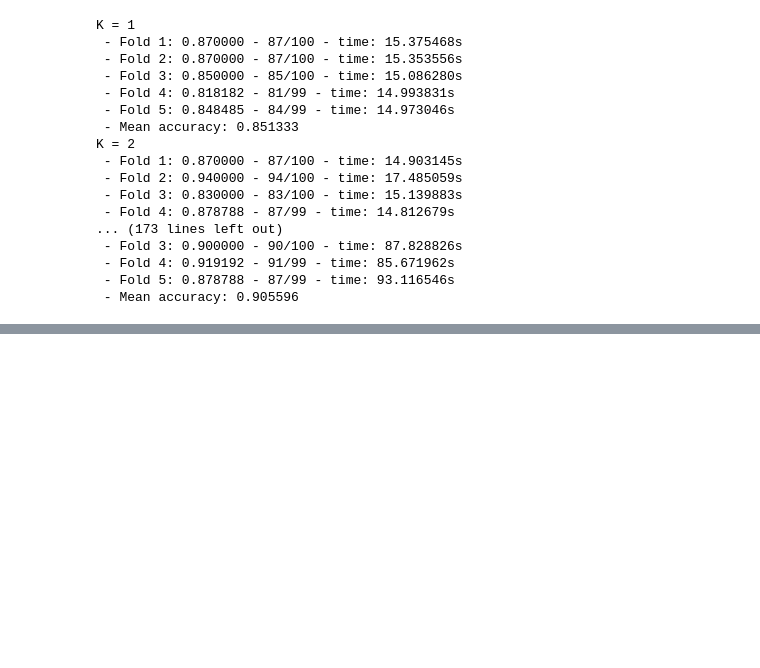
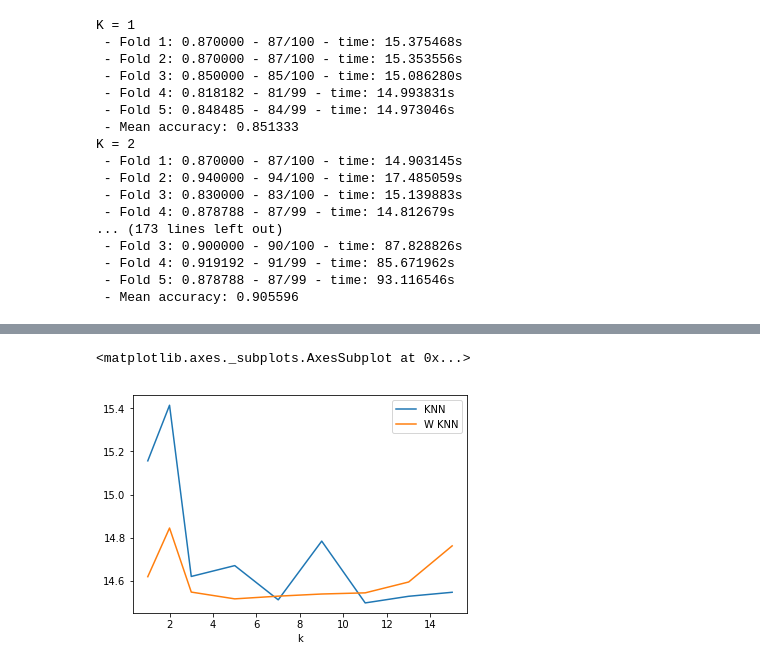
Before and after one commit to jfmrm/machineLearning, a Jupyter notebook: ex1/KNN.ipynb, the cells around one changed output, grey strips where cells are left out. Cells and saved outputs as stored; diff of their text form; code cells hidden in the pictures; blank space fills up the shorter version.

```diff
--- a/ex1/KNN.ipynb
+++ b/ex1/KNN.ipynb
@@ -244,0 +305,6 @@ saveDfIntoCsv(aknnTestDf, 'aKnnTest')
+# %%
+execTimeDf = execTimeDf.drop(['A KNN'], axis='columns')
+execTimeDf.plot.line()
+# %% [output]
+<matplotlib.axes._subplots.AxesSubplot at 0x...>
+[figure, added]
```
Also changed, not shown: parts of 5 cells of this notebook.
